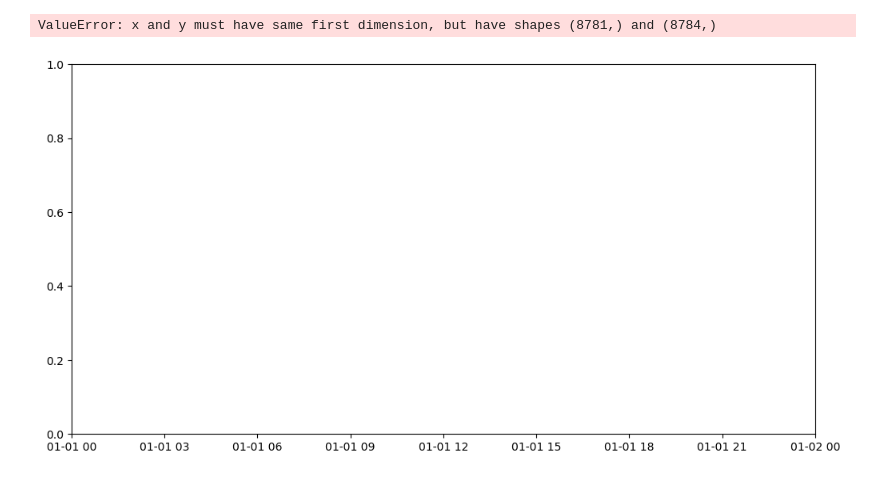
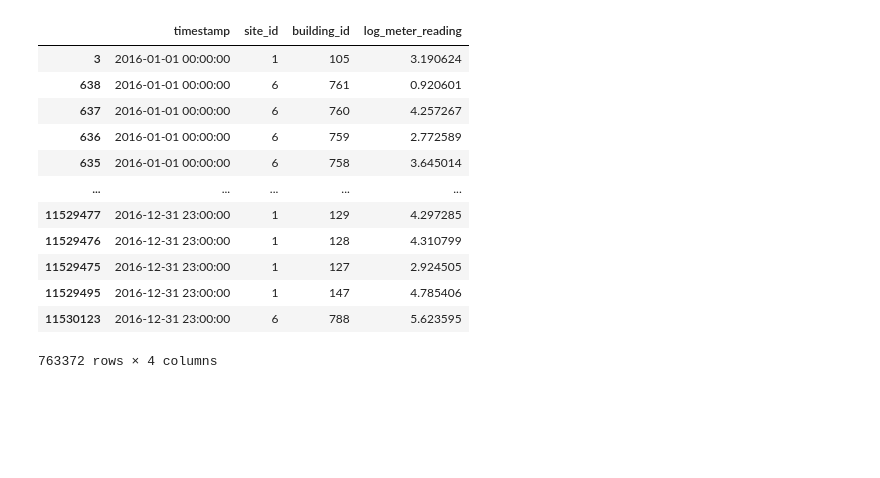
Before and after one commit to goksu-uzunturk/DI502_ElectricityPrediction, a Jupyter notebook: notebooks/MovingAverage.ipynb, the cells around one changed output. Saved outputs shown, nothing was run; the diff lists cells and outputs as text; code cells hidden in the pictures; blank space fills up the shorter version.

```diff
--- a/notebooks/MovingAverage.ipynb
+++ b/notebooks/MovingAverage.ipynb
@@ -216,14 +94,17 @@ comparison_df_1 = pd.DataFrame({
-# %%
-import matplotlib.pyplot as plt
-
-plt.figure(figsize=(12, 6))
-plt.plot(comparison_df_1.index, comparison_df['Mean Actual'], label='Mean Actual')
-plt.plot(comparison_df_1.index, comparison_df['Mean Predicted'], label='Mean Predicted', alpha=0.7)
-plt.title('Mean Log Meter Reading vs Predicted')
-plt.xlabel('Time')
-plt.ylabel('Log Meter Reading')
-plt.legend()
-plt.show()
-# %% [output]
-ValueError: x and y must have same first dimension, but have shapes (8781,) and (8784,)
-[figure, removed]
+# %%
+df = df[["timestamp","site_id","building_id", "log_meter_reading"]]
+df
+# %% [output]
+|  | timestamp | site_id | building_id | log_meter_reading |
+| 3 | 2016-01-01 00:00:00 | 1 | 105 | 3.190624 |
+| 638 | 2016-01-01 00:00:00 | 6 | 761 | 0.920601 |
+| 637 | 2016-01-01 00:00:00 | 6 | 760 | 4.257267 |
+| 636 | 2016-01-01 00:00:00 | 6 | 759 | 2.772589 |
+| 635 | 2016-01-01 00:00:00 | 6 | 758 | 3.645014 |
+| ... | ... | ... | ... | ... |
+| 11529477 | 2016-12-31 23:00:00 | 1 | 129 | 4.297285 |
+| 11529476 | 2016-12-31 23:00:00 | 1 | 128 | 4.310799 |
+| 11529475 | 2016-12-31 23:00:00 | 1 | 127 | 2.924505 |
+| 11529495 | 2016-12-31 23:00:00 | 1 | 147 | 4.785406 |
+| 11530123 | 2016-12-31 23:00:00 | 6 | 788 | 5.623595 |
+763372 rows × 4 columns
```
Also changed, not shown: parts of 12 cells of this notebook.
